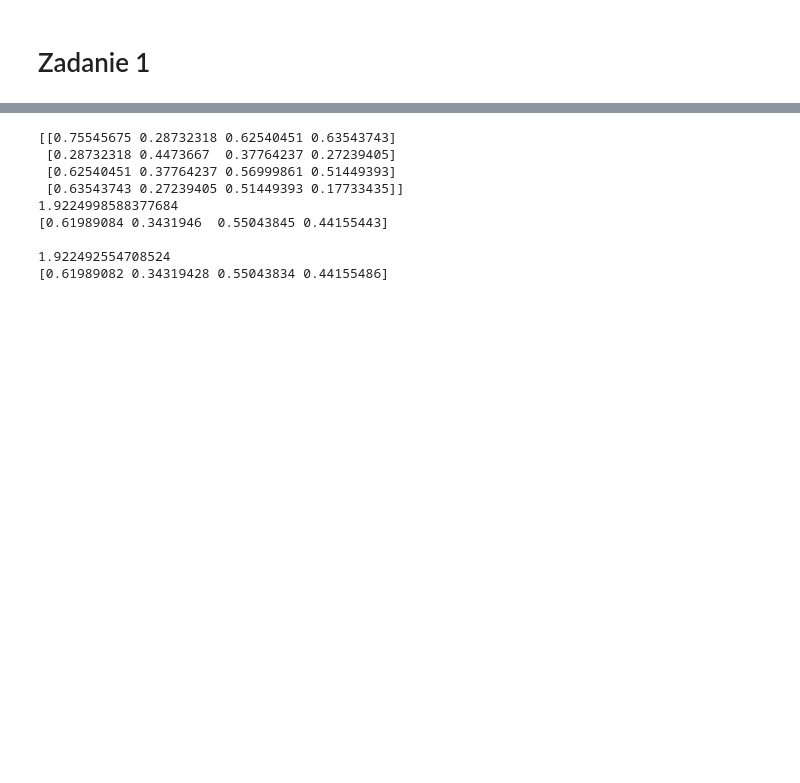
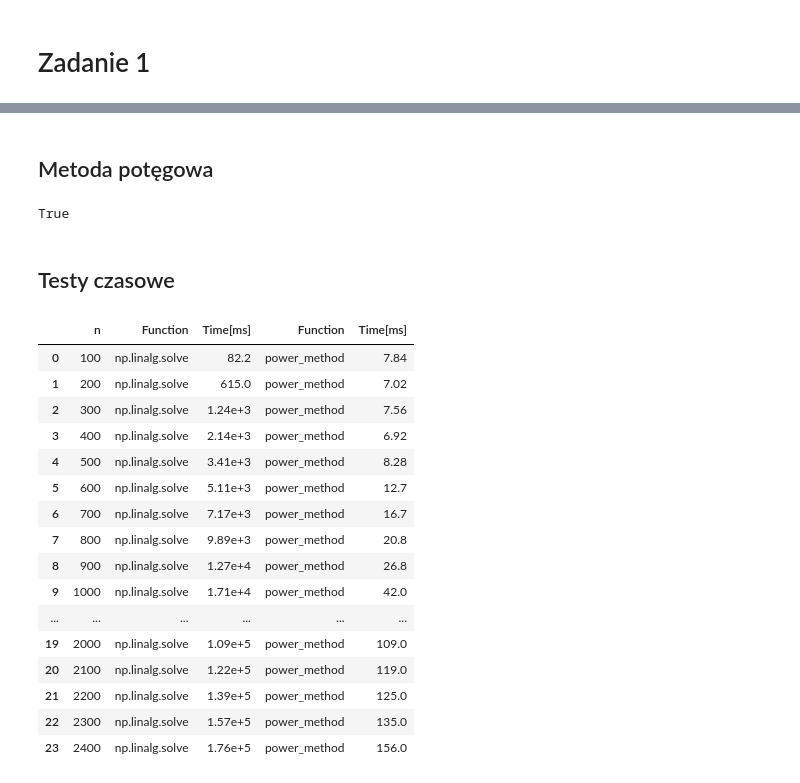
Before and after one commit to Janix4000/Mownit-2021, a Jupyter notebook: lab8/Lab8.ipynb, the cells around one changed output, grey strips where cells are left out. Saved outputs shown, nothing was run; the diff lists cells and outputs as text; code cells hidden in the pictures; blank space fills up the shorter version.

```diff
--- a/lab8/Lab8.ipynb
+++ b/lab8/Lab8.ipynb
@@ -101,6 +61,8 @@ def eig_(method):
 
         return method(M, *args, x_0=x_0, epsilon=epsilon, max_steps=max_steps, pred=pred, **kwargs)
     return wrapper
+# %% [markdown]
+## Metoda potęgowa
 # %%
 @eig_
 def power_method(M, x_0=None, epsilon=None, max_steps=None, pred=None):
@@ -121,27 +83,66 @@ def rand_symm(N):
     M = np.random.rand(N, N)
     return (M + M.T) / 2
 # %%
-M = rand_symm(4)
-print(M)
+n_tests = 40
+epsilon = 1e-4
 
-own_eig, own_qig_vec = power_method(M, epsilon=1e-5)
-np_eig, np_eig_vec = np.linalg.eig(M)
-np_eig, np_eig_vec = np_eig[0], np_eig_vec[:, 0]
+all_correct = True
 
-print(own_eig)
-print(own_qig_vec.flatten())
+for _ in range(n_tests):
+    M = rand_symm(random.randint(4, 20))
+    own_eig, own_eig_vec = power_method(M, epsilon=epsilon)
+    own_eig_vec = own_eig_vec.flatten()
 
+    np_eig, np_eig_vec = np.linalg.eig(M)
+    np_eig, np_eig_vec = np_eig[0], np_eig_vec[:, 0].flatten()
+    eig_not_cor = abs(np_eig - own_eig) > epsilon * 10
+    diffs = np.abs(np_eig_vec-own_eig_vec)
+    sums = np.abs(np_eig_vec+own_eig_vec)
+    sum_not_cor = not np.allclose(sums, 0, atol=epsilon)
+    diff_not_cor = not np.allclose(diffs, 0, atol=epsilon)
+    if eig_not_cor or (sum_not_cor and diff_not_cor):
+        all_correct = False
+        break
 
-print()
-print(np_eig)
-print(np_eig_vec.flatten())
+print(all_correct)
 # %% [output]
-[[0.75545675 0.28732318 0.62540451 0.63543743]
- [0.28732318 0.4473667  0.37764237 0.27239405]
- [0.62540451 0.37764237 0.56999861 0.51449393]
- [0.63543743 0.27239405 0.51449393 0.17733435]]
-1.9224998588377684
-[0.61989084 0.3431946  0.55043845 0.44155443]
-
-1.922492554708524
-[0.61989082 0.34319428 0.55043834 0.44155486]
+True
+# %% [markdown]
+## Testy czasowe
+# %%
+data = []
+
+names = ['Equation', 'A1', 'A2', 'A3']
+
+funs = [np.linalg.eig, lambda A: power_method(A, epsilon=1e-6)]
+names = ['np.linalg.solve', 'power_method']
+
+ns = range(100, 2500, 100)
+
+for n in ns:
+    d = [f'{n}']
+    M = rand_symm(n)
+    for f, name in zip(funs, names):
+        t = timeit(lambda: f(M), number=10)* 1000
+        d += [name, nstr(mpf(t), 3)]
+    data.append(d)
+
+pd.DataFrame(data, columns=['n', 'Function', 'Time[ms]', 'Function', 'Time[ms]'])
+# %% [output]
+|  | n | Function | Time[ms] | Function | Time[ms] |
+| 0 | 100 | np.linalg.solve | 82.2 | power_method | 7.84 |
+| 1 | 200 | np.linalg.solve | 615.0 | power_method | 7.02 |
+| 2 | 300 | np.linalg.solve | 1.24e+3 | power_method | 7.56 |
+| 3 | 400 | np.linalg.solve | 2.14e+3 | power_method | 6.92 |
+| 4 | 500 | np.linalg.solve | 3.41e+3 | power_method | 8.28 |
+| 5 | 600 | np.linalg.solve | 5.11e+3 | power_method | 12.7 |
+| 6 | 700 | np.linalg.solve | 7.17e+3 | power_method | 16.7 |
+| 7 | 800 | np.linalg.solve | 9.89e+3 | power_method | 20.8 |
+| 8 | 900 | np.linalg.solve | 1.27e+4 | power_method | 26.8 |
+| 9 | 1000 | np.linalg.solve | 1.71e+4 | power_method | 42.0 |
+| ... | ... | ... | ... | ... | ... |
+| 19 | 2000 | np.linalg.solve | 1.09e+5 | power_method | 109.0 |
+| 20 | 2100 | np.linalg.solve | 1.22e+5 | power_method | 119.0 |
+| 21 | 2200 | np.linalg.solve | 1.39e+5 | power_method | 125.0 |
+| 22 | 2300 | np.linalg.solve | 1.57e+5 | power_method | 135.0 |
+| 23 | 2400 | np.linalg.solve | 1.76e+5 | power_method | 156.0 |
```
Also changed, not shown: parts of 30 cells of this notebook.
